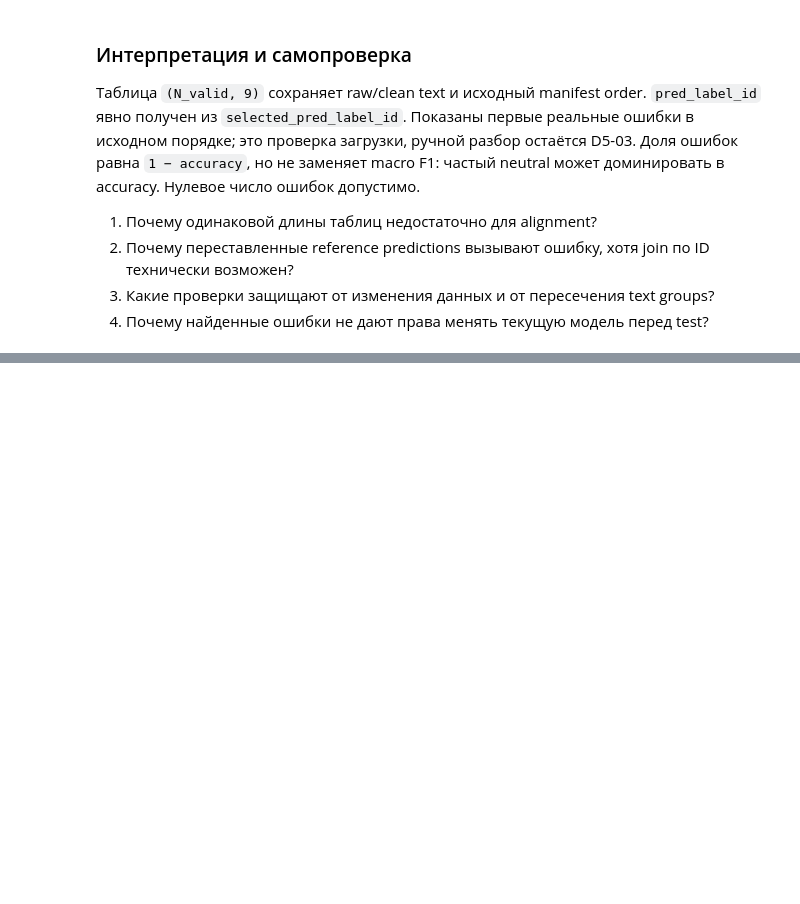
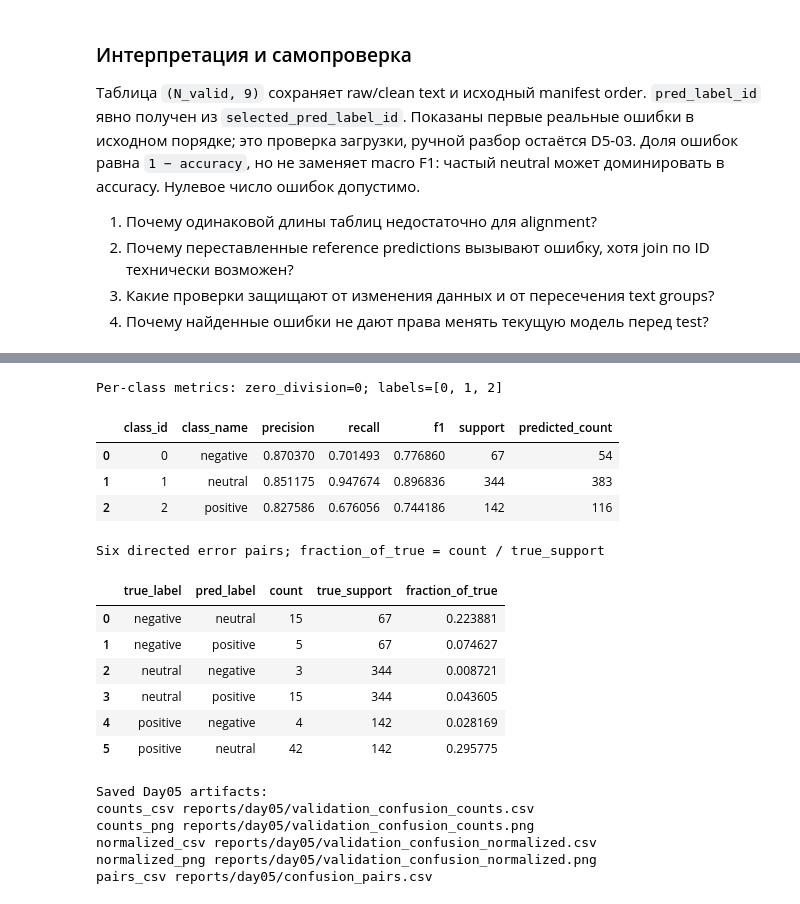
Before and after one commit to HomeboyMakkri/Text-classification, a Jupyter notebook: notebooks/day05_error_analysis.ipynb, the cells around one changed output, grey strips where cells are left out. Cells and saved outputs as stored; diff of their text form; code cells hidden in the pictures; blank space fills up the shorter version.

```diff
--- a/notebooks/day05_error_analysis.ipynb
+++ b/notebooks/day05_error_analysis.ipynb
@@ -61,0 +99,28 @@ N_valid=553; errors=84; error rate=15.19%
+# %%
+print("Per-class metrics: zero_division=0; labels=[0, 1, 2]")
+display(confusion.per_class)
+print("Six directed error pairs; fraction_of_true = count / true_support")
+display(confusion.pairs)
+print("Saved Day05 artifacts:")
+for artifact_name, artifact_path in confusion_paths.items():
+    print(artifact_name, artifact_path.relative_to(ROOT))
+# %% [output]
+Per-class metrics: zero_division=0; labels=[0, 1, 2]
+|  | class_id | class_name | precision | recall | f1 | support | predicted_count |
+| 0 | 0 | negative | 0.870370 | 0.701493 | 0.776860 | 67 | 54 |
+| 1 | 1 | neutral | 0.851175 | 0.947674 | 0.896836 | 344 | 383 |
+| 2 | 2 | positive | 0.827586 | 0.676056 | 0.744186 | 142 | 116 |
+Six directed error pairs; fraction_of_true = count / true_support
+|  | true_label | pred_label | count | true_support | fraction_of_true |
+| 0 | negative | neutral | 15 | 67 | 0.223881 |
+| 1 | negative | positive | 5 | 67 | 0.074627 |
+| 2 | neutral | negative | 3 | 344 | 0.008721 |
+| 3 | neutral | positive | 15 | 344 | 0.043605 |
+| 4 | positive | negative | 4 | 142 | 0.028169 |
+| 5 | positive | neutral | 42 | 142 | 0.295775 |
+Saved Day05 artifacts:
+counts_csv reports/day05/validation_confusion_counts.csv
+counts_png reports/day05/validation_confusion_counts.png
+normalized_csv reports/day05/validation_confusion_normalized.csv
+normalized_png reports/day05/validation_confusion_normalized.png
+pairs_csv reports/day05/confusion_pairs.csv
```
Also changed, not shown: parts of 3 cells of this notebook, 3 other files.
